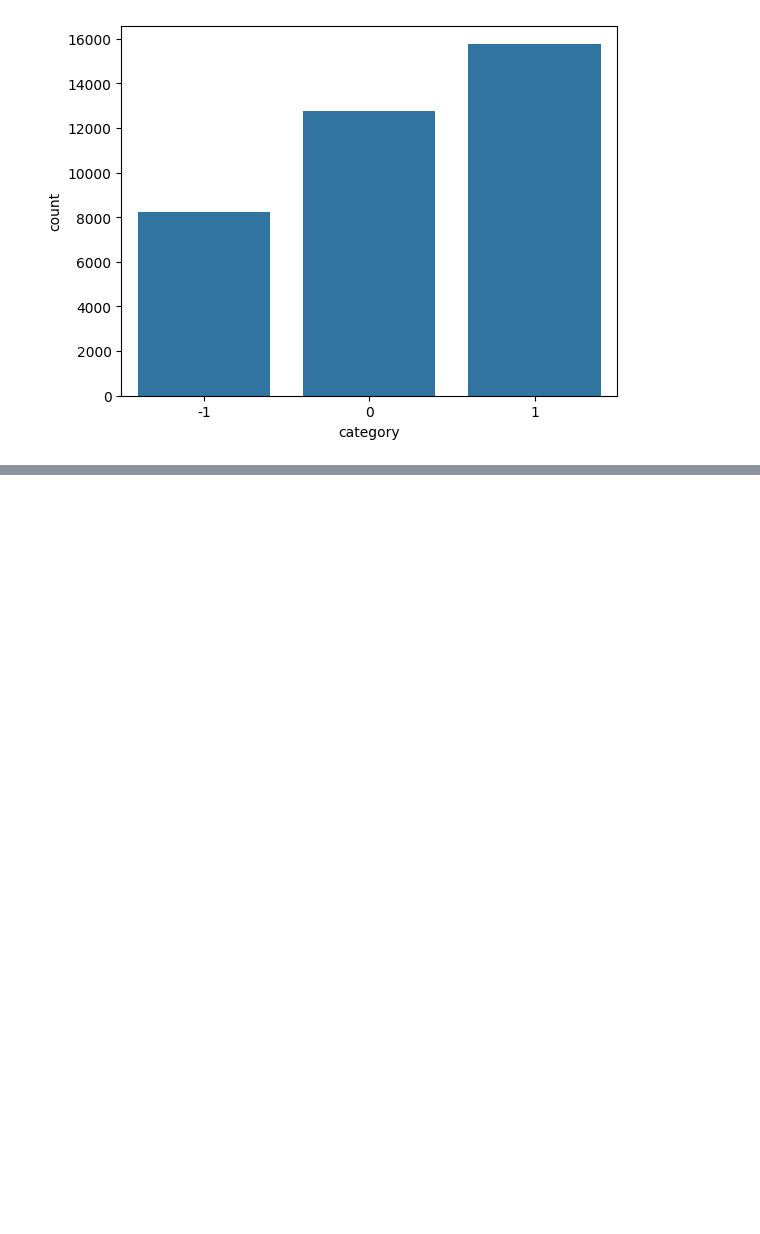
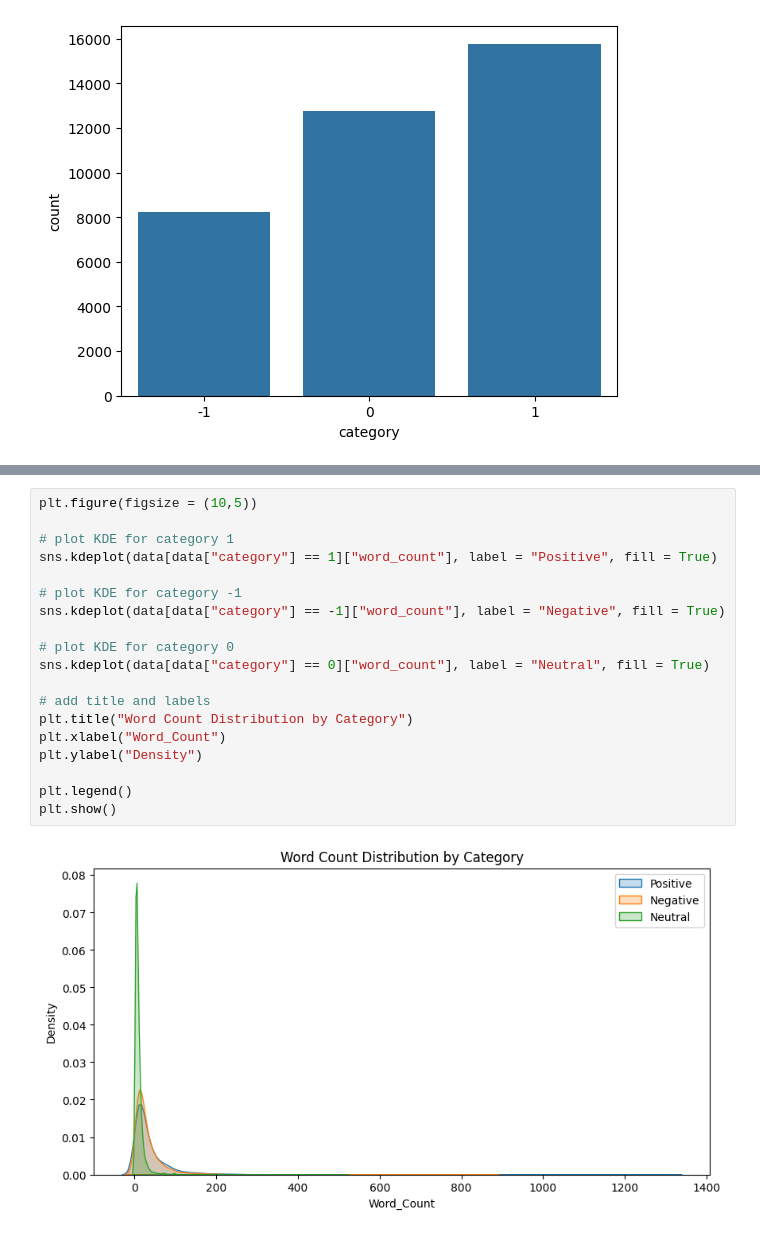
Before and after one commit to Kazeem-Bello/YouTube-Comment-Sentiment-Analysis, a Jupyter notebook: notebook/EDA.ipynb, the cells around one changed output, grey strips where cells are left out. Cells and saved outputs as stored; diff of their text form; blank space fills up the shorter version.

```diff
--- a/notebook/EDA.ipynb
+++ b/notebook/EDA.ipynb
@@ -169,0 +206,21 @@ plot = sns.countplot(data = data, x = "category")
+# %%
+plt.figure(figsize = (10,5))
+
+# plot KDE for category 1
+sns.kdeplot(data[data["category"] == 1]["word_count"], label = "Positive", fill = True)
+
+# plot KDE for category -1
+sns.kdeplot(data[data["category"] == -1]["word_count"], label = "Negative", fill = True)
+
+# plot KDE for category 0
+sns.kdeplot(data[data["category"] == 0]["word_count"], label = "Neutral", fill = True)
+
+# add title and labels
+plt.title("Word Count Distribution by Category")
+plt.xlabel("Word_Count")
+plt.ylabel("Density")
+
+plt.legend()
+plt.show()
+# %% [output]
+[figure, added]
```
Also changed, not shown: parts of 40 cells of this notebook.
